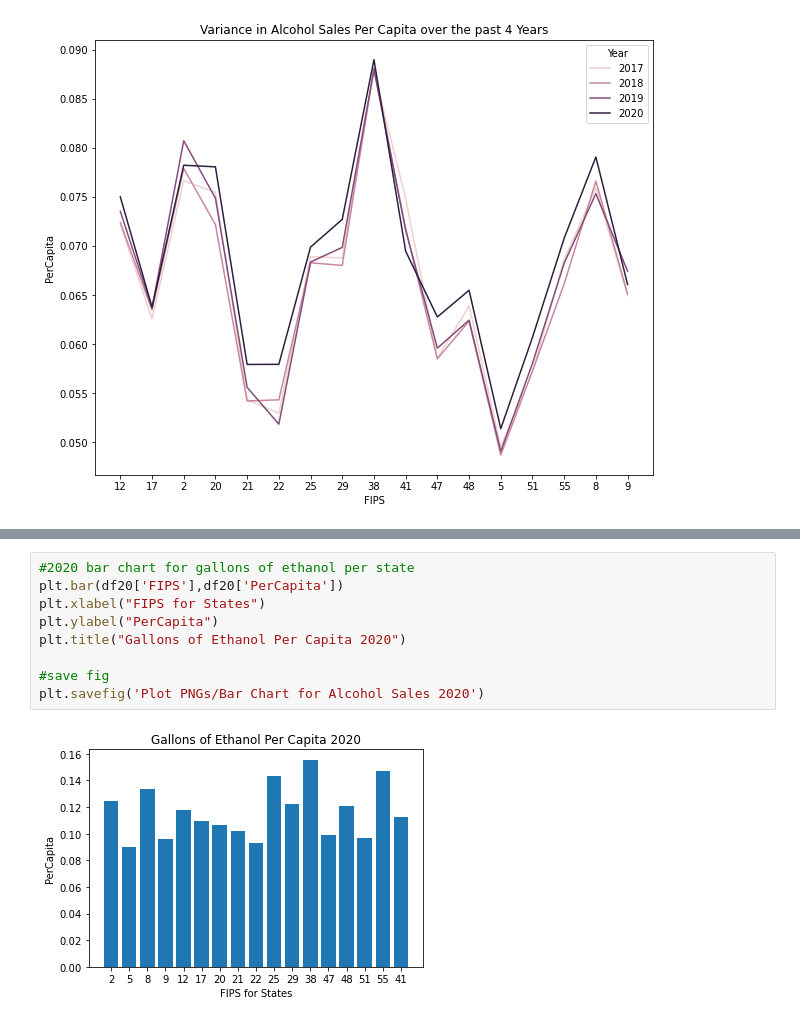
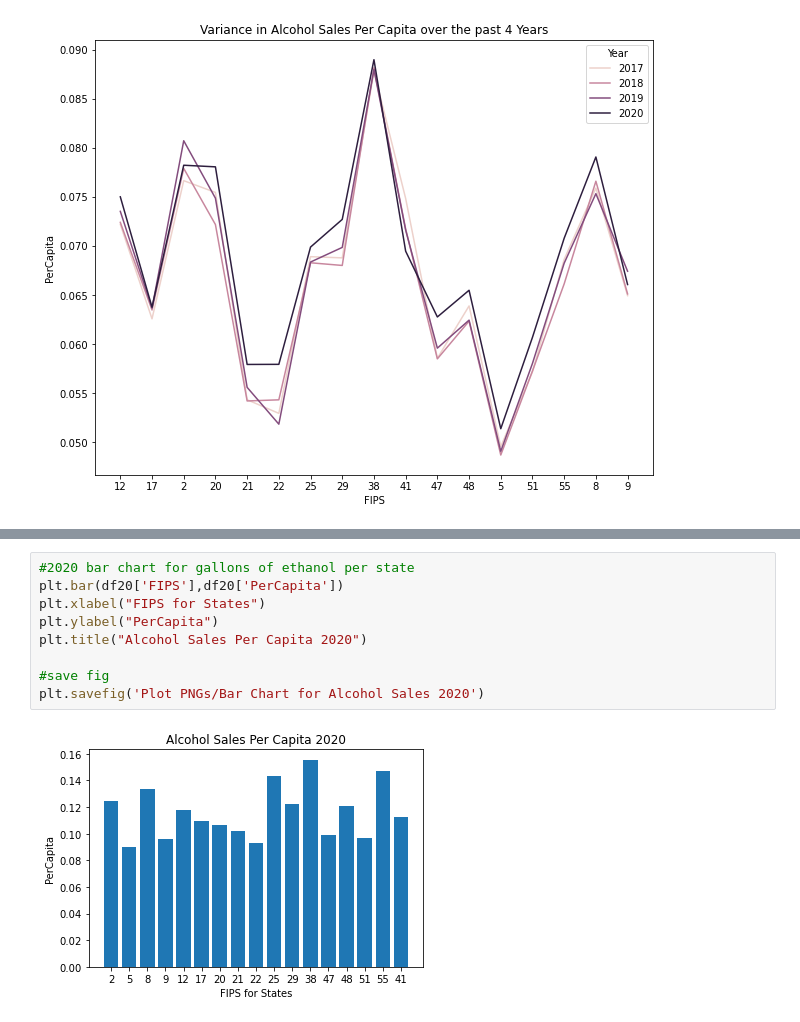
Before and after one commit to teresaflicek/Covid19-Societal-Impacts, a Jupyter notebook: AlcoholSalesDuringCovid.ipynb, the cells around one changed output, grey strips where cells are left out. Drawn from its saved outputs; the diff is of its cells as text.

```diff
--- a/AlcoholSalesDuringCovid.ipynb
+++ b/AlcoholSalesDuringCovid.ipynb
@@ -407,11 +407,11 @@ plt.savefig('Plot PNGs/Bar Chart for Alcohol Sales 2019')
 # %%
 #2020 bar chart for gallons of ethanol per state
 plt.bar(df20['FIPS'],df20['PerCapita'])
 plt.xlabel("FIPS for States")
 plt.ylabel("PerCapita")
-plt.title("Gallons of Ethanol Per Capita 2020")
+plt.title("Alcohol Sales Per Capita 2020")
 
 #save fig
 plt.savefig('Plot PNGs/Bar Chart for Alcohol Sales 2020')
 # %% [output]
-[figure, old version]
+[figure, new version]
```
Also changed, not shown: parts of 3 cells of this notebook, 12 other files.
